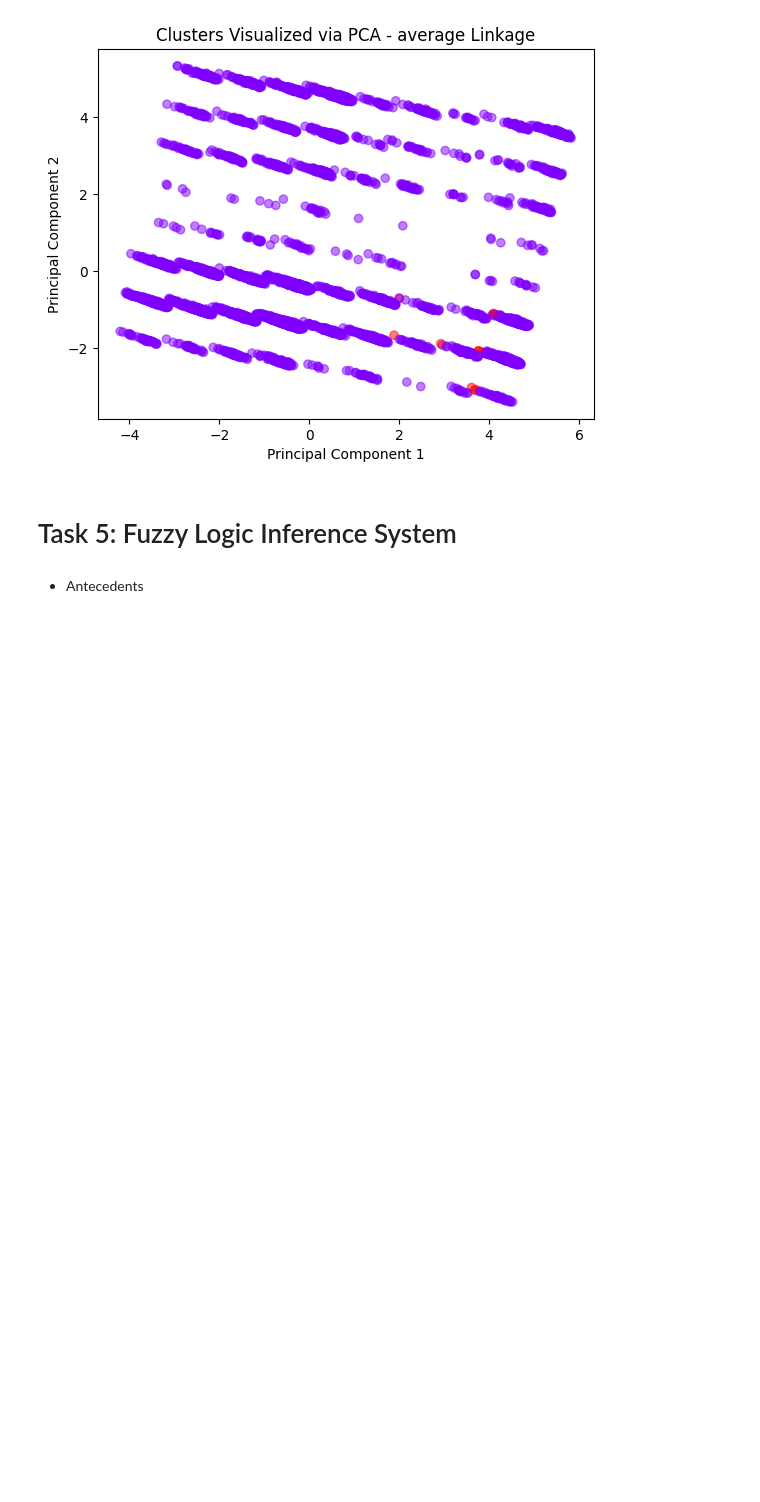
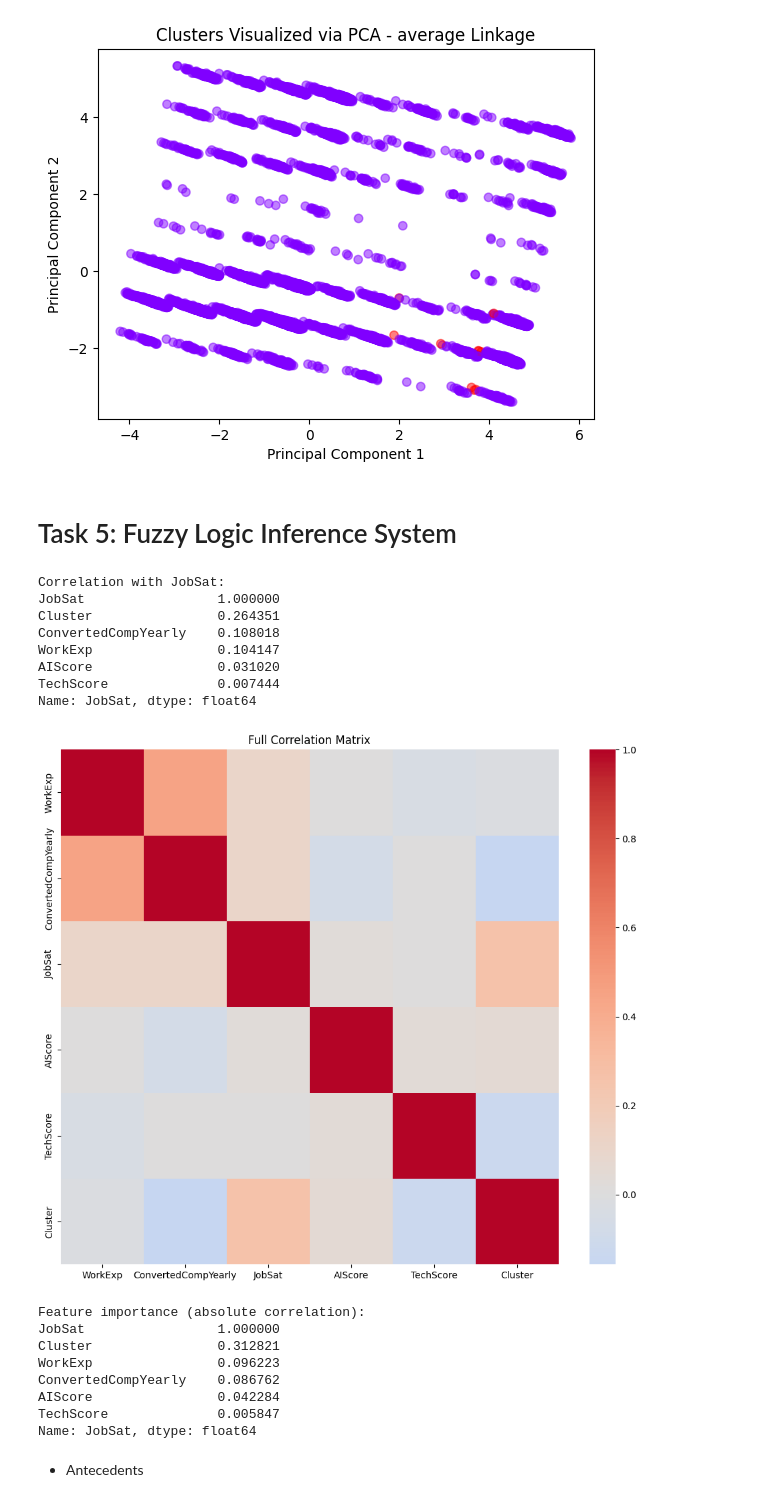
Before and after one commit to FarahHossam126/Data_Mining_Project, a Jupyter notebook: main.ipynb, the cells around one changed output. Drawn from its saved outputs; the diff is of its cells as text; code cells hidden in the pictures; blank space fills up the shorter version.

```diff
--- a/main.ipynb
+++ b/main.ipynb
@@ -439,5 +438,40 @@ for method in ['single', 'complete', 'average']:
 [figure]
 # %% [markdown]
 # Task 5: Fuzzy Logic Inference System
+# %%
+df_corr = df.select_dtypes(include=['int64', 'float64'])
+corr_matrix = df_corr.corr(method='spearman')
+job_corr = corr_matrix['JobSat'].sort_values(ascending=False)
+
+print("Correlation with JobSat:")
+print(job_corr)
+
+plt.figure(figsize=(12, 10))
+sns.heatmap(corr_matrix, cmap='coolwarm', center=0)
+plt.title("Full Correlation Matrix")
+plt.show()
+
+importance = df_corr.corr()['JobSat'].abs().sort_values(ascending=False)
+
+print("Feature importance (absolute correlation):")
+print(importance)
+# %% [output]
+Correlation with JobSat:
+JobSat                 1.000000
+Cluster                0.264351
+ConvertedCompYearly    0.108018
+WorkExp                0.104147
+AIScore                0.031020
+TechScore              0.007444
+Name: JobSat, dtype: float64
+[figure, added]
+Feature importance (absolute correlation):
+JobSat                 1.000000
+Cluster                0.312821
+WorkExp                0.096223
+ConvertedCompYearly    0.086762
+AIScore                0.042284
+TechScore              0.005847
+Name: JobSat, dtype: float64
 # %% [markdown]
 - Antecedents
```
Also changed, not shown: parts of 16 cells of this notebook.
